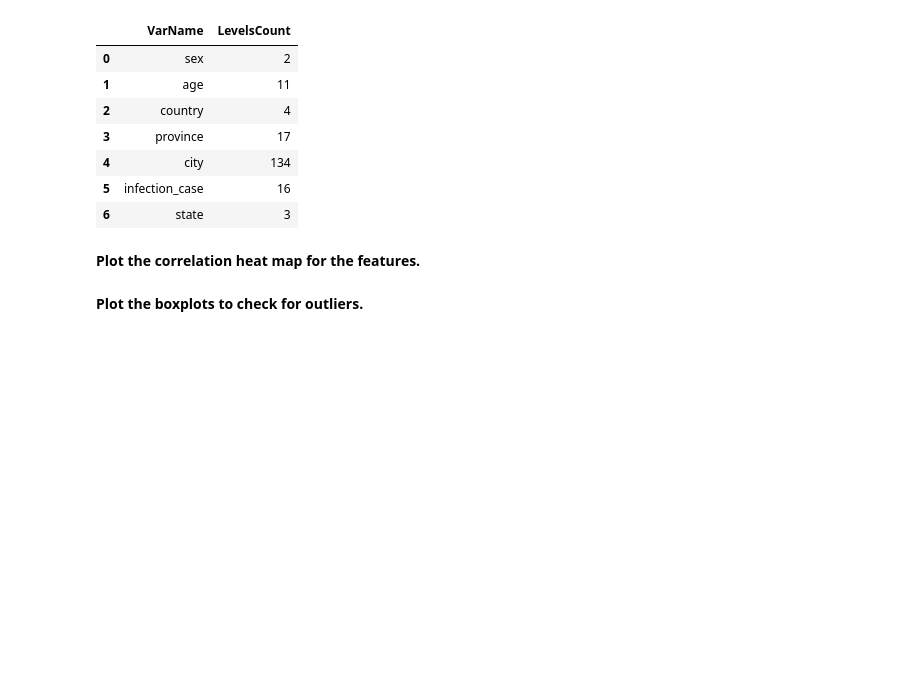
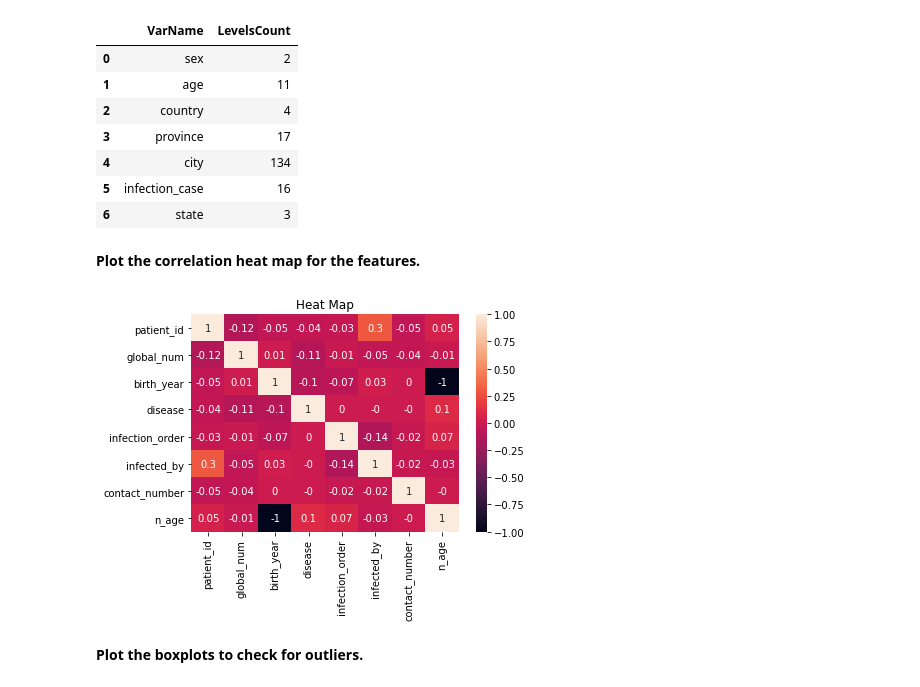
Before and after one commit to JasonCaldwellMBA/RandomForest_Covid_Case_Study, a Jupyter notebook: RandomForest_casestudy_covid19.ipynb, the cells around one changed output. Saved outputs shown, nothing was run; the diff lists cells and outputs as text; code cells hidden in the pictures; blank space fills up the shorter version.

Commit message:
Add heatmap

```diff
--- a/RandomForest_casestudy_covid19.ipynb
+++ b/RandomForest_casestudy_covid19.ipynb
@@ -387,5 +386,11 @@ vn
 | 6 | state | 3 |
 # %% [markdown]
 **Plot the correlation heat map for the features.**
+# %%
+sns.heatmap(round(df.corr(), 2), annot=True)
+plt.title('Heat Map')
+plt.show()
+# %% [output]
+[figure, added]
 # %% [markdown]
 **Plot the boxplots to check for outliers.**
```
Also changed, not shown: parts of 3 cells of this notebook.
